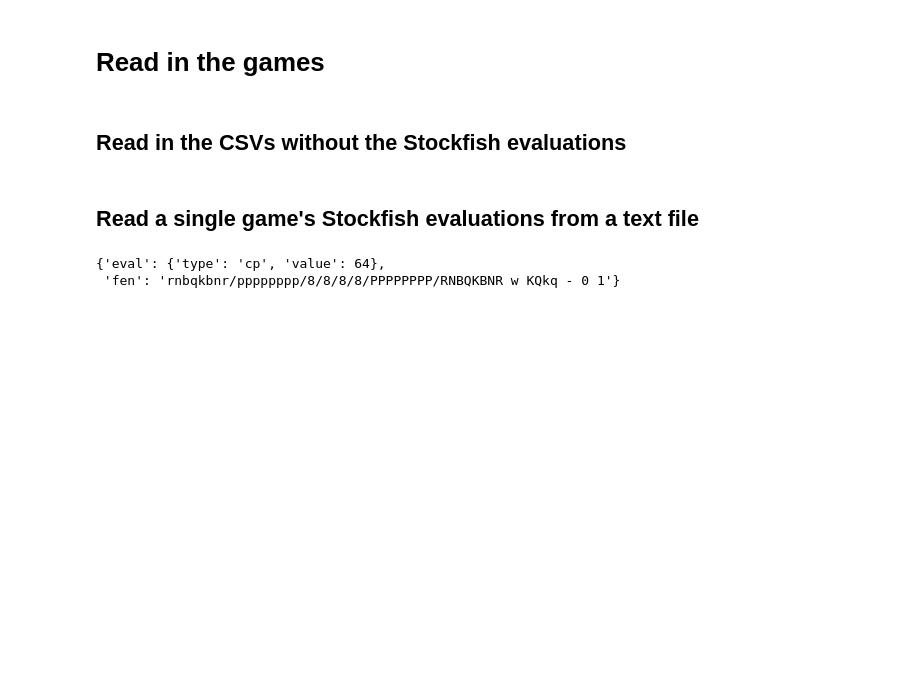
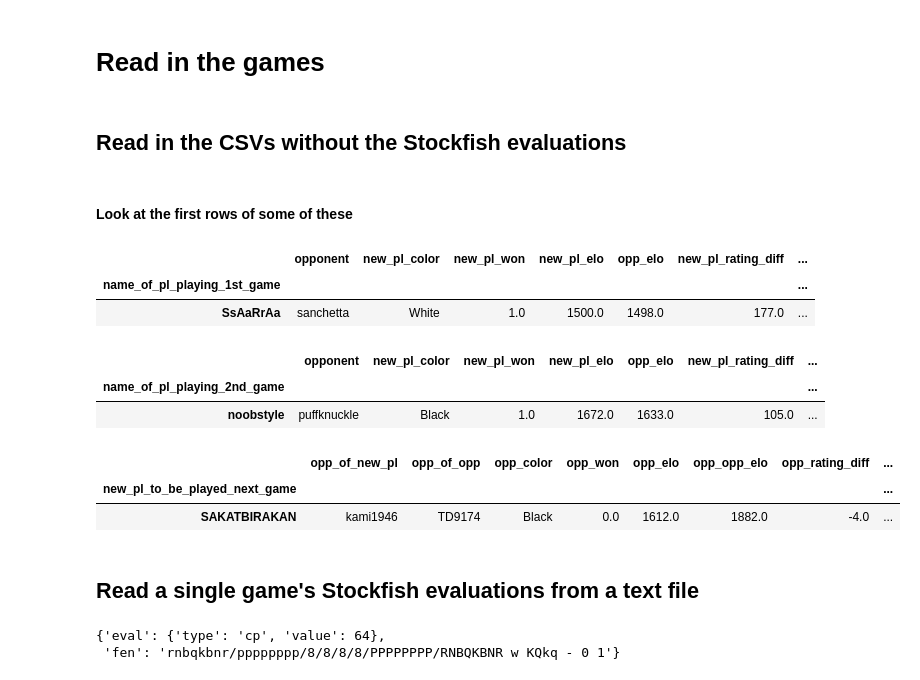
Before and after one commit to simonlazarus/Better-Chess-Matchmaking-with-AI, a Jupyter notebook: code/03_stockfish_processing.ipynb, the cells around one changed output. Saved outputs shown, nothing was run; the diff lists cells and outputs as text; code cells hidden in the pictures; blank space fills up the shorter version.

```diff
--- a/code/03_stockfish_processing.ipynb
+++ b/code/03_stockfish_processing.ipynb
@@ -17,6 +29,36 @@ stockfish_path = '/opt/homebrew/bin/stockfish'
 train_1st = pd.read_csv('../data/processed/train/train_1st.csv', index_col='name_of_pl_playing_1st_game')
 test_1st = pd.read_csv('../data/processed/test/test_1st.csv', index_col='name_of_pl_playing_1st_game')
 val_1st = pd.read_csv('../data/processed/val/val_1st.csv', index_col='name_of_pl_playing_1st_game')
+
+train_2nd = pd.read_csv('../data/processed/train/train_2nd.csv', index_col='name_of_pl_playing_2nd_game')
+test_2nd = pd.read_csv('../data/processed/test/test_2nd.csv', index_col='name_of_pl_playing_2nd_game')
+val_2nd = pd.read_csv('../data/processed/val/val_2nd.csv', index_col='name_of_pl_playing_2nd_game')
+
+train_opp = pd.read_csv('../data/processed/train/train_opp.csv', index_col='new_pl_to_be_played_next_game')
+test_opp = pd.read_csv('../data/processed/test/test_opp.csv', index_col='new_pl_to_be_played_next_game')
+val_opp = pd.read_csv('../data/processed/val/val_opp.csv', index_col='new_pl_to_be_played_next_game')
+# %% [markdown]
+#### Look at the first rows of some of these
+# %%
+test_1st.head(1)
+# %% [output]
+|  | opponent | new_pl_color | new_pl_won | new_pl_elo | opp_elo | new_pl_rating_diff | ... |
+| name_of_pl_playing_1st_game |  |  |  |  |  |  | ... |
+| SsAaRrAa | sanchetta | White | 1.0 | 1500.0 | 1498.0 | 177.0 | ... |
+# %%
+val_2nd.head(1)
+# %% [output]
+|  | opponent | new_pl_color | new_pl_won | new_pl_elo | opp_elo | new_pl_rating_diff | ... |
+| name_of_pl_playing_2nd_game |  |  |  |  |  |  | ... |
+| noobstyle | puffknuckle | Black | 1.0 | 1672.0 | 1633.0 | 105.0 | ... |
+# %%
+train_opp.head(1)
+# %% [output]
+|  | opp_of_new_pl | opp_of_opp | opp_color | opp_won | opp_elo | opp_opp_elo | opp_rating_diff | ... |
+| new_pl_to_be_played_next_game |  |  |  |  |  |  |  | ... |
+| SAKATBIRAKAN | kami1946 | TD9174 | Black | 0.0 | 1612.0 | 1882.0 | -4.0 | ... |
+# %% [markdown]
+## Read a single game's Stockfish evaluations from a text file
 # %%
 #Dictionary of dataframes without Stockfish evaluations
 dfs_dict = {
@@ -31,8 +73,6 @@ stockfish_paths_dict = {
     'test':'../data/sf_evals/test',
      'val':'../data/sf_evals/val'
 }
-# %% [markdown]
-## Read a single game's Stockfish evaluations from a text file
 # %%
 #Read a single game's Stockfish evaluations as a dictionary
 example_game_number = 1234
```
Also changed, not shown: parts of 124 cells of this notebook, 2 other files.
